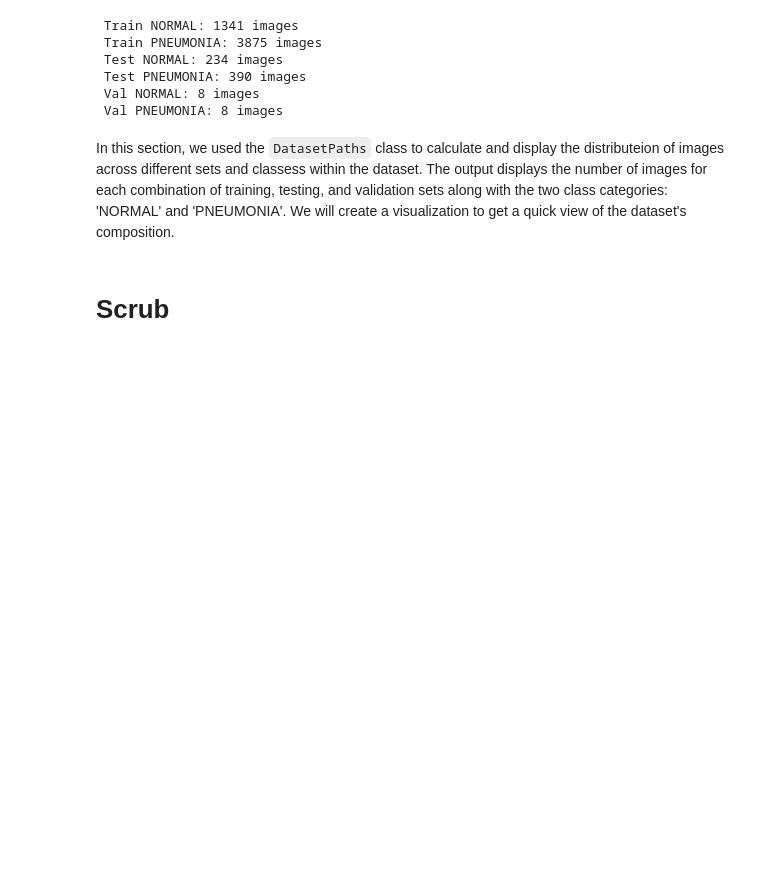
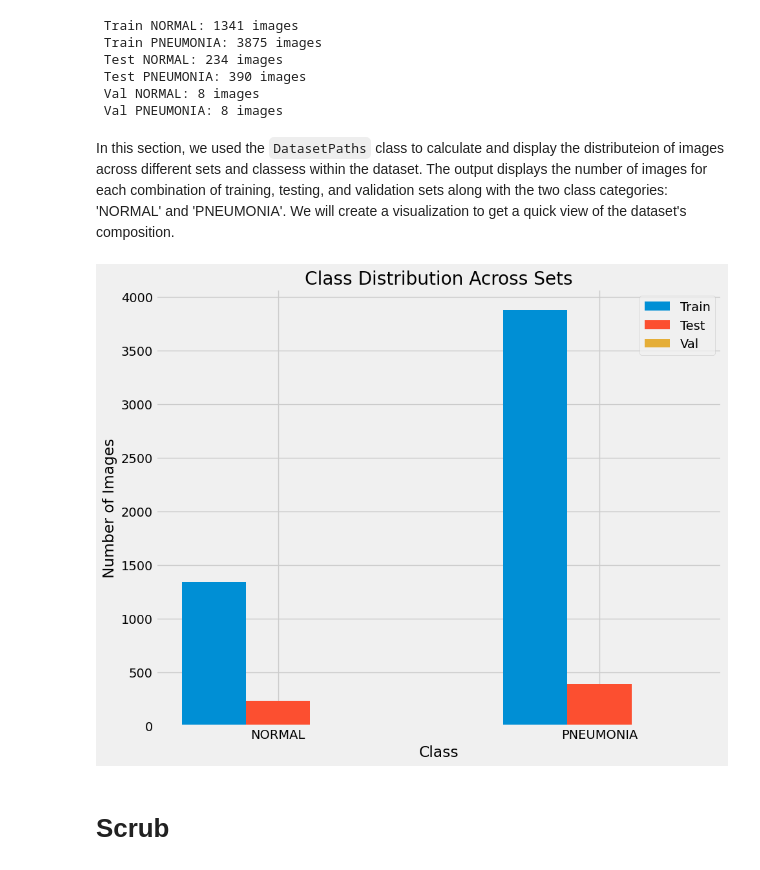
Before and after one commit to dataeducator/Image_Classification_with_Deep_Learning, a Jupyter notebook: image_classification_with_deep_learning.ipynb, the cells around one changed output. Saved outputs shown, nothing was run; the diff lists cells and outputs as text; code cells hidden in the pictures; blank space fills up the shorter version.

Commit message:
added ClassDistributionPlot class

```diff
--- a/image_classification_with_deep_learning.ipynb
+++ b/image_classification_with_deep_learning.ipynb
@@ -418,2 +412,16 @@ plt.show()
+# %%
+# Extract class names and corresponding number of images for each class
+class_names = list(num_images_dict['train'].keys())
+num_images_per_class = {
+    'train': list(num_images_dict['train'].values()),
+    'test': list(num_images_dict['test'].values()),
+    'val': list(num_images_dict['val'].values())
+}
+
+# Create an instance of the ClassDistributionPlot class
+distribution_plot = ClassDistributionPlot(class_names, num_images_per_class)
+distribution_plot.plot()
+# %% [output]
+[figure, added]
 # %%
 import random
```
Also changed, not shown: parts of 2 cells of this notebook.
